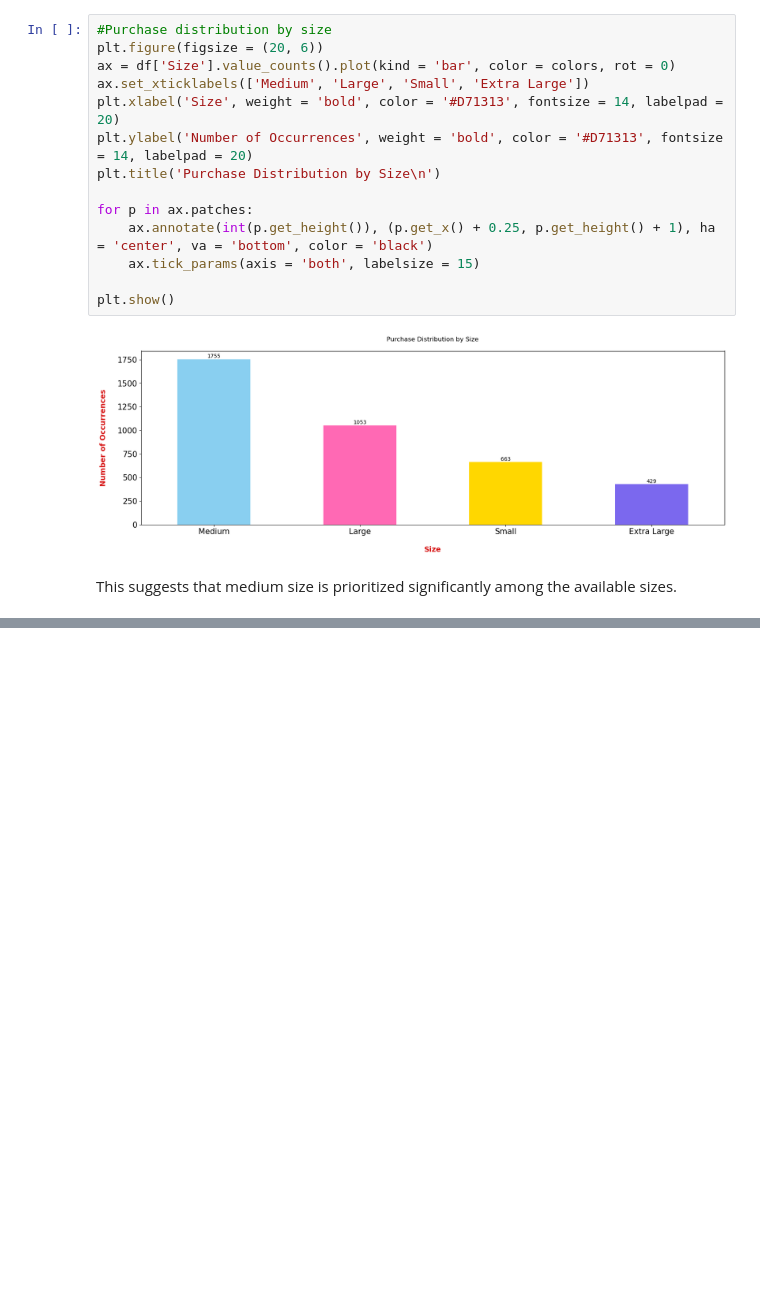
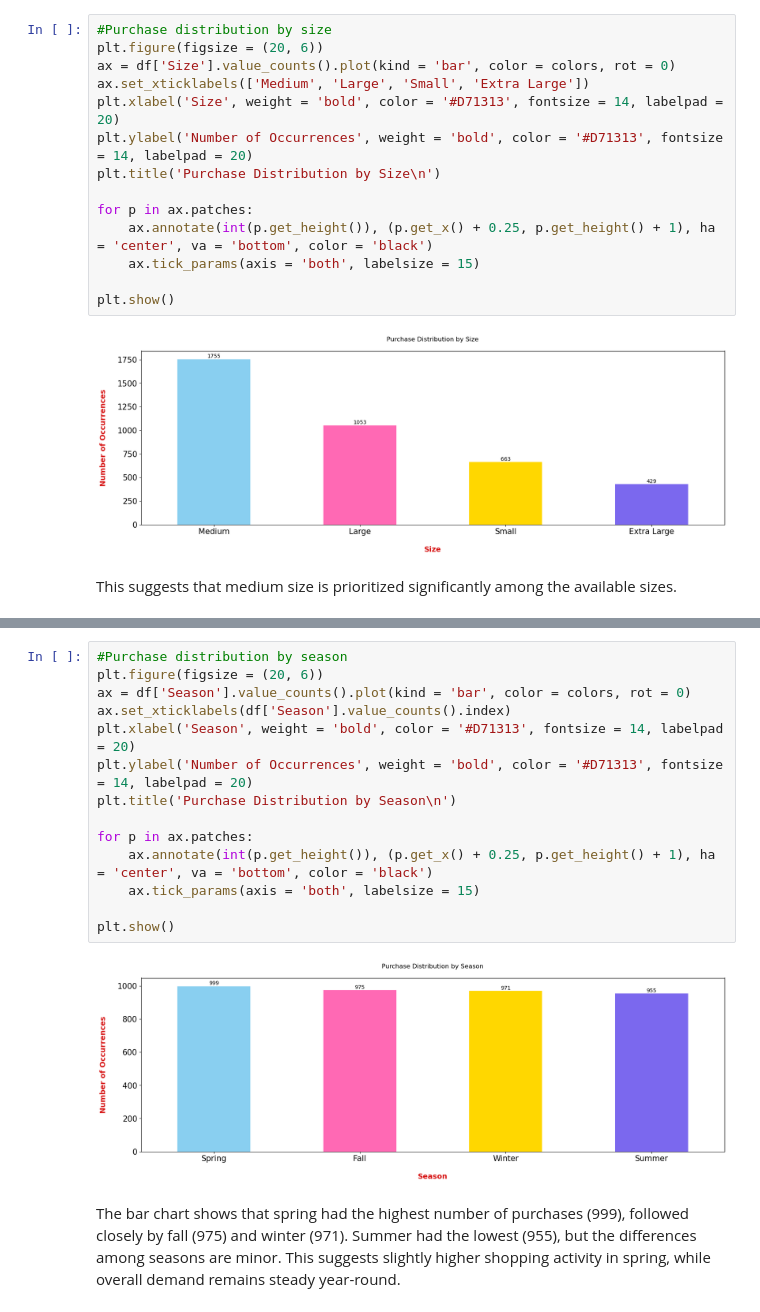
Before and after one commit to noahnoahnoahtran/project18-shopping-trend-analysis, a Jupyter notebook: shopping_trend_analysis.ipynb, the cells around one changed output, grey strips where cells are left out. Cells and saved outputs as stored; diff of their text form; blank space fills up the shorter version.

```diff
--- a/shopping_trend_analysis.ipynb
+++ b/shopping_trend_analysis.ipynb
@@ -222,0 +248,18 @@ This suggests that medium size is prioritized significantly among the available
+# %%
+#Purchase distribution by season
+plt.figure(figsize = (20, 6))
+ax = df['Season'].value_counts().plot(kind = 'bar', color = colors, rot = 0)
+ax.set_xticklabels(df['Season'].value_counts().index)
+plt.xlabel('Season', weight = 'bold', color = '#D71313', fontsize = 14, labelpad = 20)
+plt.ylabel('Number of Occurrences', weight = 'bold', color = '#D71313', fontsize = 14, labelpad = 20)
+plt.title('Purchase Distribution by Season\n')
+
+for p in ax.patches:
+    ax.annotate(int(p.get_height()), (p.get_x() + 0.25, p.get_height() + 1), ha = 'center', va = 'bottom', color = 'black')
+    ax.tick_params(axis = 'both', labelsize = 15)
+
+plt.show()
+# %% [output]
+[figure, added]
+# %% [markdown]
+The bar chart shows that spring had the highest number of purchases (999), followed closely by fall (975) and winter (971). Summer had the lowest (955), but the differences among seasons are minor. This suggests slightly higher shopping activity in spring, while overall demand remains steady year-round.
```
Also changed, not shown: parts of 3 cells of this notebook.
